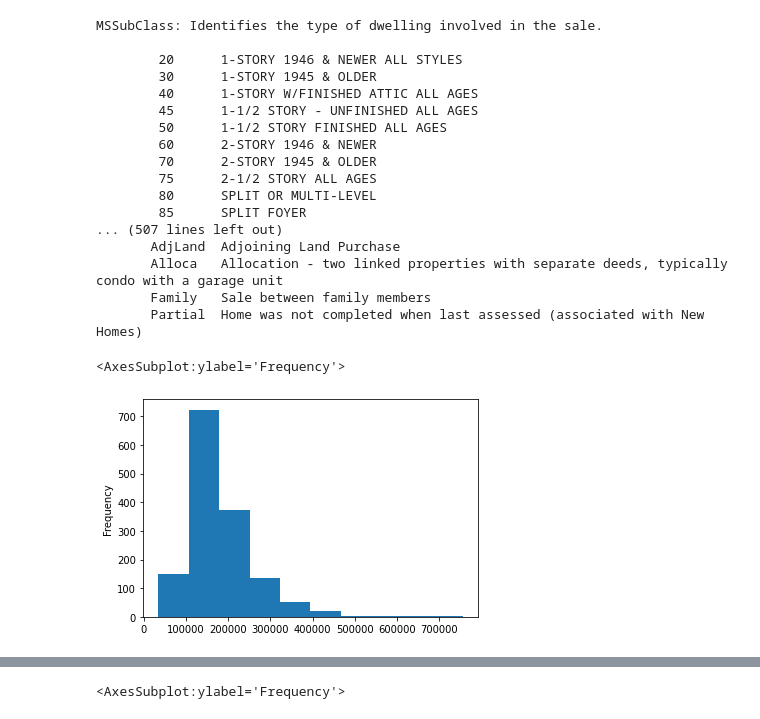
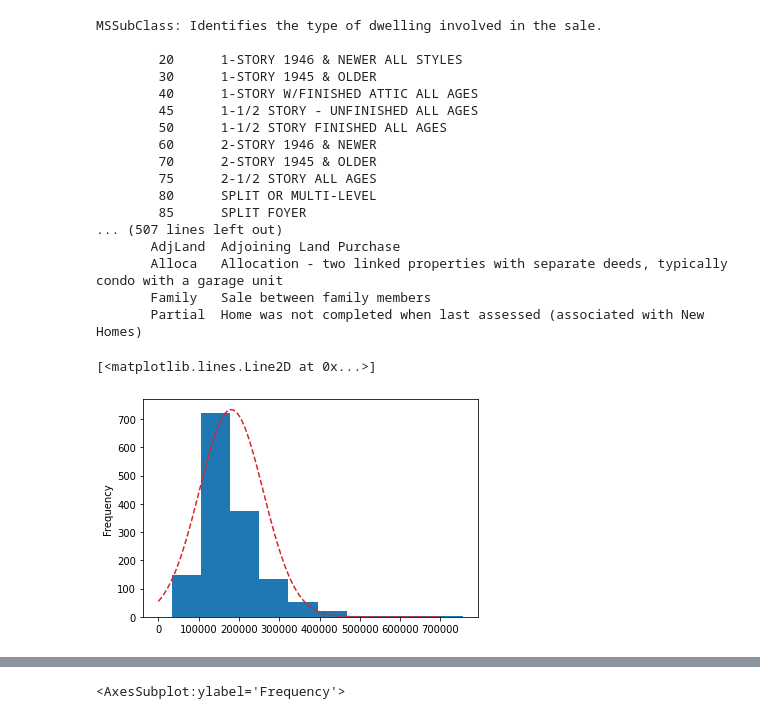
Before and after one commit to JeanMichelBereder/Kaggle, a Jupyter notebook: kaggle-house-prices.ipynb, the cells around one changed output, grey strips where cells are left out. Saved outputs shown, nothing was run; the diff lists cells and outputs as text; code cells hidden in the pictures.

Commit message:
Kaggle Notebook | kaggle_house_prices | Version 13

```diff
--- a/kaggle-house-prices.ipynb
+++ b/kaggle-house-prices.ipynb
@@ -81,8 +81,20 @@ MSSubClass: Identifies the type of dwelling involved in the sale.
        Alloca   Allocation - two linked properties with separate deeds, typically condo with a garage unit
        Family   Sale between family members
        Partial  Home was not completed when last assessed (associated with New Homes)
-# %%
-train_data['SalePrice'].plot(kind='hist')
-# %% [output]
-<AxesSubplot:ylabel='Frequency'>
-[figure, removed]
+# %%
+import scipy.stats as st
+import matplotlib.pyplot as plt
+
+train_data['SalePrice'].plot(kind='hist')
+
+# Draw normal distribution graph
+n = len(train_data['SalePrice'])
+mu = train_data['SalePrice'].mean()
+sig = train_data['SalePrice'].std(ddof=0)
+k = 100000
+nx = np.linspace(0, 700000, 150)
+ny = st.norm.pdf(nx,mu,sig) * k * len(train_data['SalePrice'])
+plt.plot( nx , ny, color='tab:red', linewidth=1.5, linestyle='--')
+# %% [output]
+[<matplotlib.lines.Line2D at 0x...>]
+[figure, added]
```
Also changed, not shown: parts of 2 cells of this notebook.
